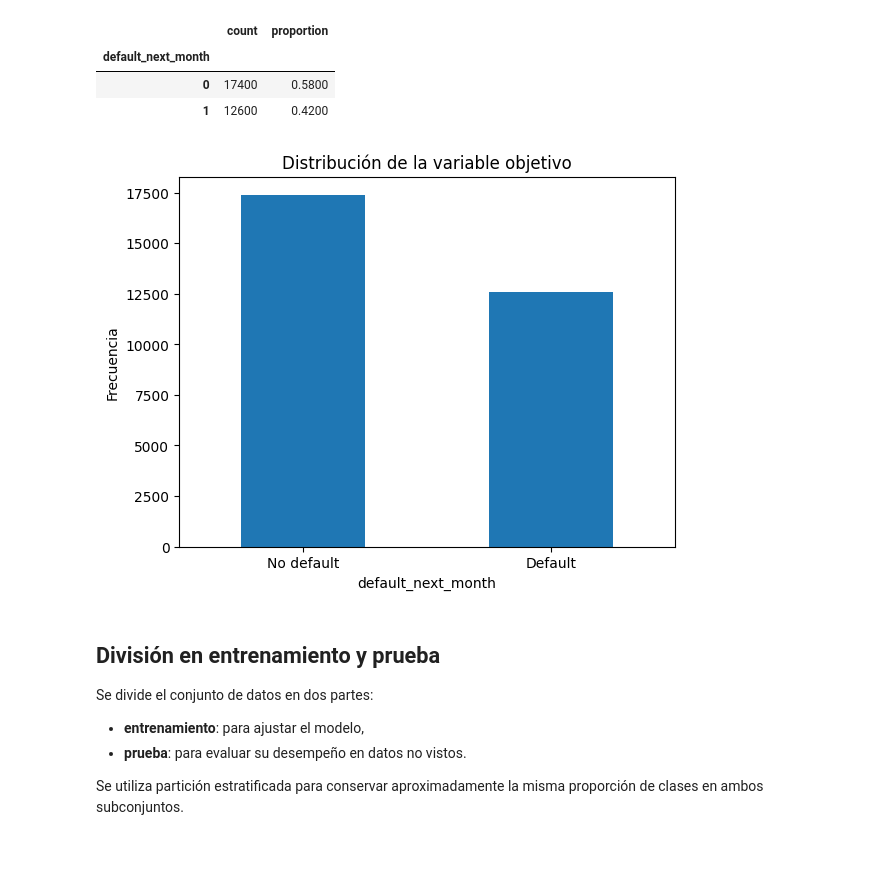
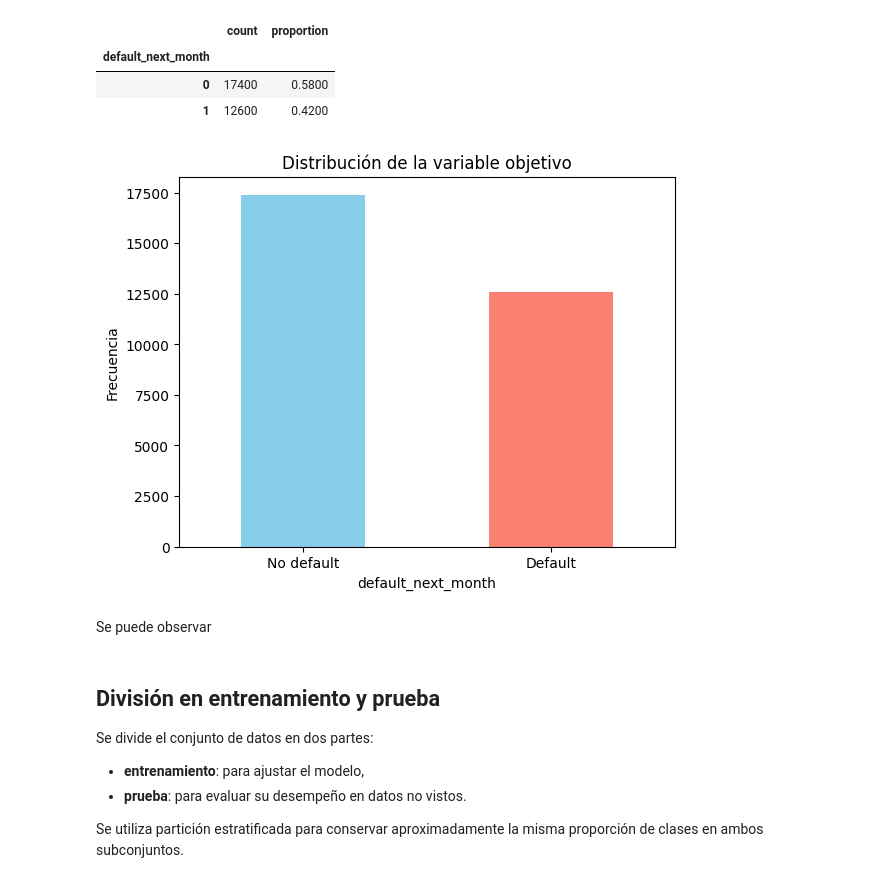
Before and after one commit to DanyQJ/Servicio_social, a Jupyter notebook: notebooks/007_Regresion_Logisitica_datos_balanceados.ipynb, the cells around one changed output. Cells and saved outputs as stored; diff of their text form; code cells hidden in the pictures; blank space fills up the shorter version.

```diff
--- a/notebooks/007_Regresion_Logisitica_datos_balanceados.ipynb
+++ b/notebooks/007_Regresion_Logisitica_datos_balanceados.ipynb
@@ -32,5 +42,7 @@ Cargamos nuestro dataset.
 # %%
 f = "../data/default_credit_balanced.csv" # ruta al archivo CSV
 df = pd.read_csv(f)
+# Renombrado de columnas
+df = df.rename(columns={"PAY_0": "PAY_1"})
 df.head()
 # %% [output]
@@ -108,13 +120,15 @@ target_dist
 | 1 | 12600 | 0.4200 |
 # %%
 # Visualización de la distribución de la variable objetivo
-y.value_counts().sort_index().plot(kind="bar")
+y.value_counts().sort_index().plot(kind="bar", color=["skyblue", "salmon"])
 plt.xticks([0, 1], ["No default", "Default"], rotation=0)
 plt.ylabel("Frecuencia")
 plt.title("Distribución de la variable objetivo")
 plt.show()
 # %% [output]
-[figure, old version]
+[figure, new version]
+# %% [markdown]
+Se puede observar
 # %% [markdown]
 ## División en entrenamiento y prueba
 
```
Also changed, not shown: parts of 26 cells of this notebook, 1 other file.
